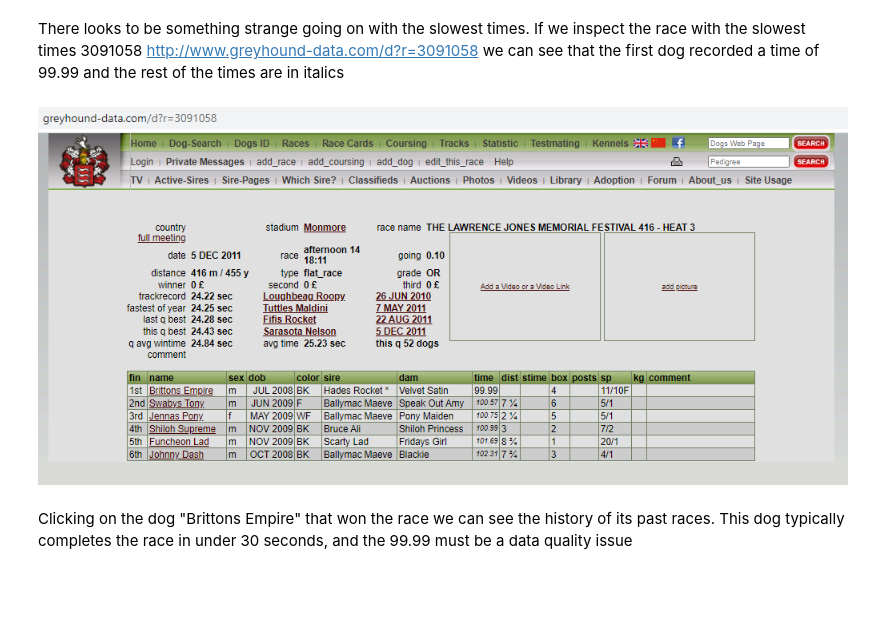
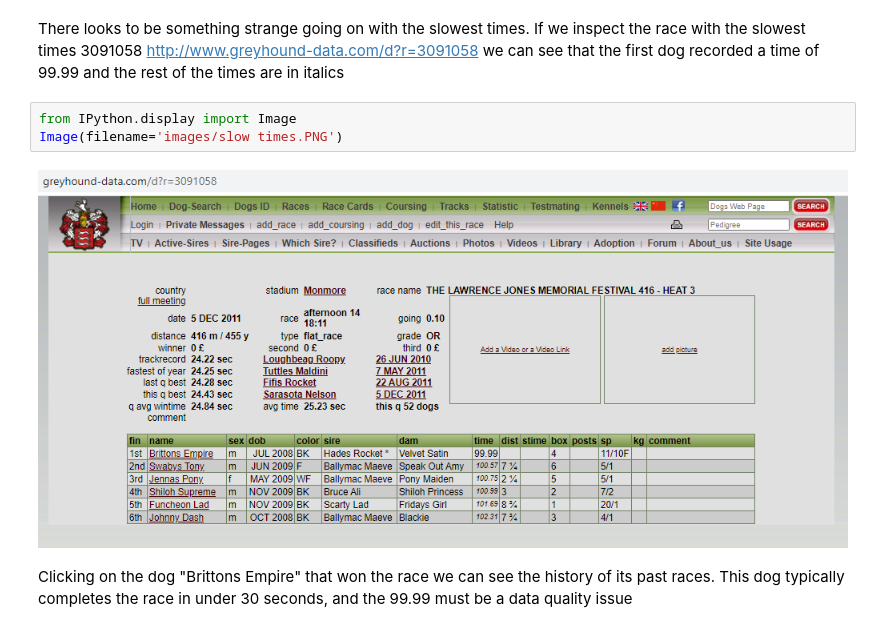
Before and after one commit to tonyjward/dogs, a Jupyter notebook: notebooks/1_Exploratory_Data_Analysis.ipynb, the cells around one changed output. Cells and saved outputs as stored; diff of their text form; blank space fills up the shorter version.

```diff
--- a/notebooks/1_Exploratory_Data_Analysis.ipynb
+++ b/notebooks/1_Exploratory_Data_Analysis.ipynb
@@ -162,7 +168,10 @@ limit 10''', cnx)
 | 9 | 45448 | 1248731 | 958881 | 6 | 100.74 | 1 ¾ | None | 1 |  | 7/2 |  | ... |
 # %% [markdown]
 There looks to be something strange going on with the slowest times. If we inspect the race with the slowest times 3091058 http://www.greyhound-data.com/d?r=3091058 we can see that the first dog recorded a time of 99.99 and the rest of the times are in italics
-# %% [markdown]
-![slow%20times.PNG](attachment:slow%20times.PNG)
+# %%
+from IPython.display import Image
+Image(filename='images/slow times.PNG')
+# %% [output]
+[figure, added]
 # %% [markdown]
 Clicking on the dog "Brittons Empire" that won the race we can see the history of its past races. This dog typically completes the race in under 30 seconds, and the 99.99 must be a data quality issue
```
Also changed, not shown: parts of 6 cells of this notebook.
